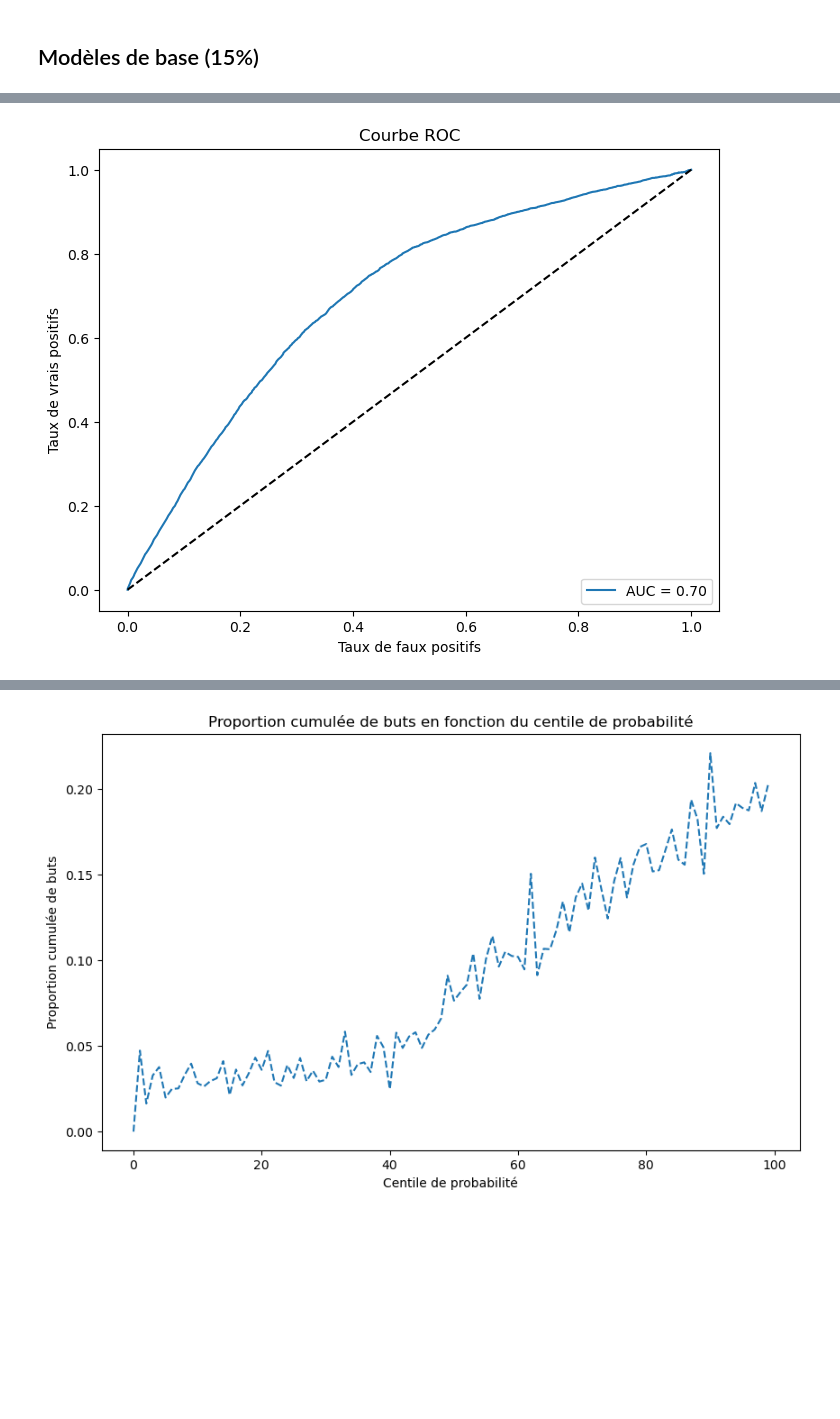
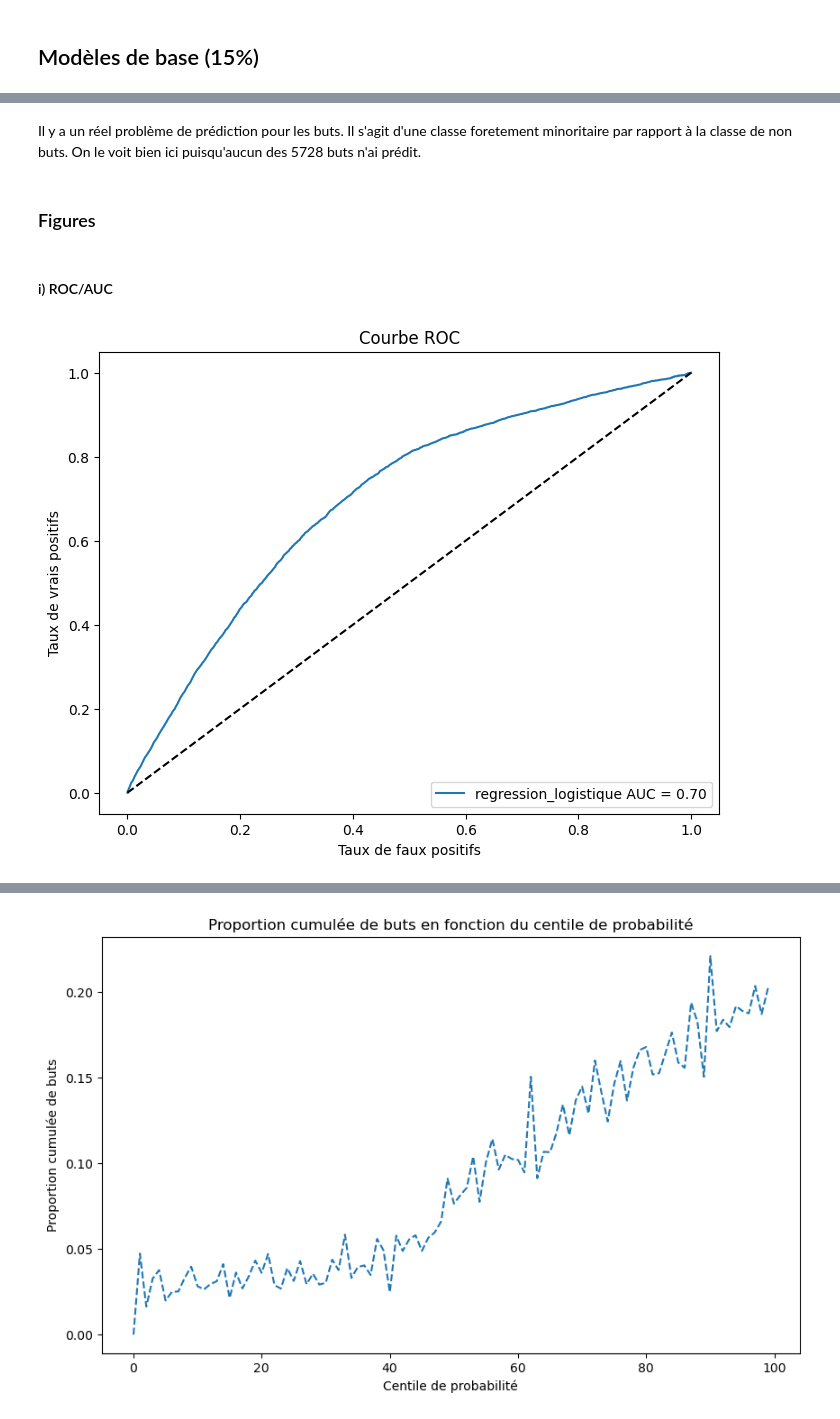
Before and after one commit to Alexia57/A02-projet, a Jupyter notebook: notebooks/Milestone2.ipynb, the cells around one changed output, grey strips where cells are left out. Saved outputs shown, nothing was run; the diff lists cells and outputs as text; code cells hidden in the pictures; blank space fills up the shorter version.

```diff
--- a/notebooks/Milestone2.ipynb
+++ b/notebooks/Milestone2.ipynb
@@ -315,24 +226,10 @@ Précision du modèle : 0.91
-# %%
-from sklearn.metrics import roc_curve, roc_auc_score
-import matplotlib.pyplot as plt
-
-# Calculer les probabilités prédites
-y_prob = clf.predict_proba(X_valid)[:, 1]
-
-# Calculer la courbe ROC
-fpr, tpr, thresholds = roc_curve(y_valid, y_prob)
-
-# Calculer l'AUC
-auc = roc_auc_score(y_valid, y_prob)
-
-# Tracer la courbe ROC
-plt.figure(figsize=(8, 6))
-plt.plot(fpr, tpr, label=f'AUC = {auc:.2f}')
-plt.plot([0, 1], [0, 1], 'k--')
-plt.xlabel('Taux de faux positifs')
-plt.ylabel('Taux de vrais positifs')
-plt.title('Courbe ROC')
-plt.legend(loc='lower right')
-plt.show()
-# %% [output]
-[figure, removed]
+# %% [markdown]
+Il y a un réel problème de prédiction pour les buts. Il s'agit d'une classe foretement minoritaire par rapport à la classe de non buts. On le voit bien ici puisqu'aucun des 5728 buts n'ai prédit.
+# %% [markdown]
+### Figures
+# %% [markdown]
+#### i) ROC/AUC
+# %%
+plot_roc_auc(clf, X_valid, y_valid, "regression_logistique")
+# %% [output]
+[figure, added]
```
Also changed, not shown: parts of 26 cells of this notebook, 1 other file.
